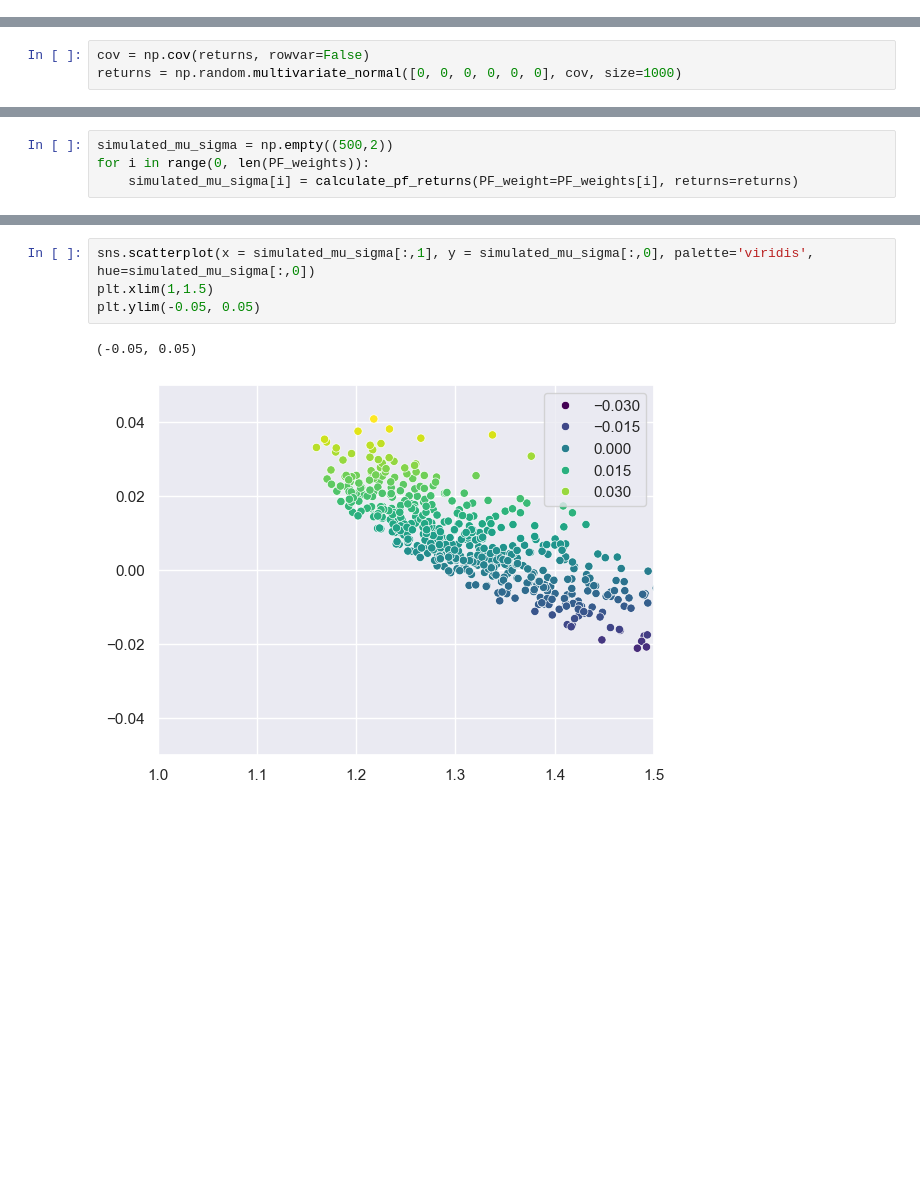
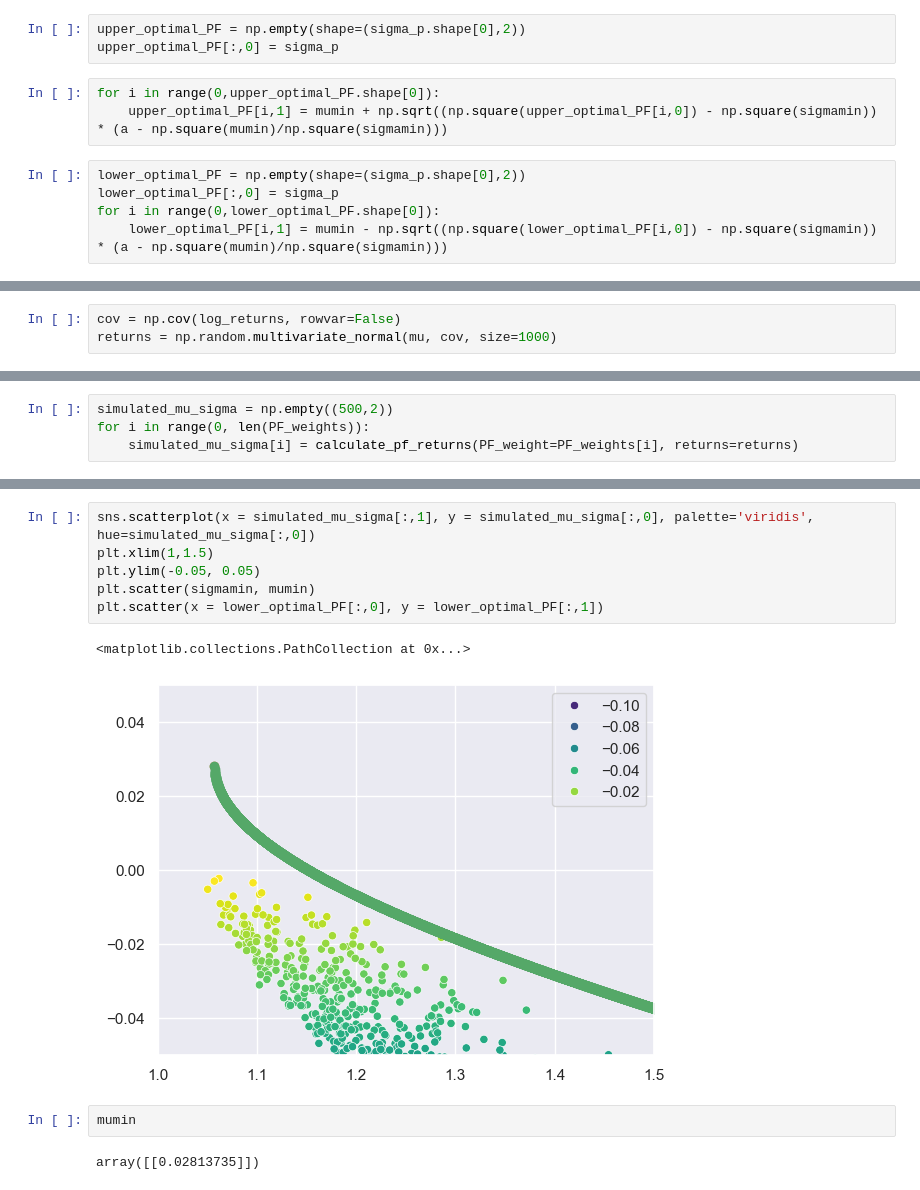
Before and after one commit to memlein/Markowitz-portfolio, a Jupyter notebook: portfolio.ipynb, the cells around one changed output, grey strips where cells are left out. Cells and saved outputs as stored; diff of their text form; blank space fills up the shorter version.

Commit message:
optimal portfolio equations

```diff
--- a/portfolio.ipynb
+++ b/portfolio.ipynb
@@ -17,0 +49,11 @@ returns = get_logarithmic_returns(tickers=["AAPL", "GOOG", "BAS.DE", "BMW.DE", "
+# %%
+upper_optimal_PF = np.empty(shape=(sigma_p.shape[0],2))
+upper_optimal_PF[:,0] = sigma_p
+# %%
+for i in range(0,upper_optimal_PF.shape[0]):
+    upper_optimal_PF[i,1] = mumin + np.sqrt((np.square(upper_optimal_PF[i,0]) - np.square(sigmamin)) * (a - np.square(mumin)/np.square(sigmamin)))
+# %%
+lower_optimal_PF = np.empty(shape=(sigma_p.shape[0],2))
+lower_optimal_PF[:,0] = sigma_p
+for i in range(0,lower_optimal_PF.shape[0]):
+    lower_optimal_PF[i,1] = mumin - np.sqrt((np.square(lower_optimal_PF[i,0]) - np.square(sigmamin)) * (a - np.square(mumin)/np.square(sigmamin)))
@@ -20,3 +83,3 @@ Simulate random Portfolio
 # %%
-cov = np.cov(returns, rowvar=False)
-returns = np.random.multivariate_normal([0, 0, 0, 0, 0, 0], cov, size=1000)
+cov = np.cov(log_returns, rowvar=False)
+returns = np.random.multivariate_normal(mu, cov, size=1000)
@@ -103,7 +161,13 @@ plt.scatter(x = simulated_mu_sigma[:,1], y = simulated_mu_sigma[:,0])
 # %%
 sns.scatterplot(x = simulated_mu_sigma[:,1], y = simulated_mu_sigma[:,0], palette='viridis', hue=simulated_mu_sigma[:,0])
 plt.xlim(1,1.5)
 plt.ylim(-0.05, 0.05)
+plt.scatter(sigmamin, mumin)
+plt.scatter(x = lower_optimal_PF[:,0], y = lower_optimal_PF[:,1])
 # %% [output]
-(-0.05, 0.05)
+<matplotlib.collections.PathCollection at 0x...>
-[figure, old version]
+[figure, new version]
+# %%
+mumin
+# %% [output]
+array([[0.02813735]])
```
Also changed, not shown: parts of 27 cells of this notebook.
